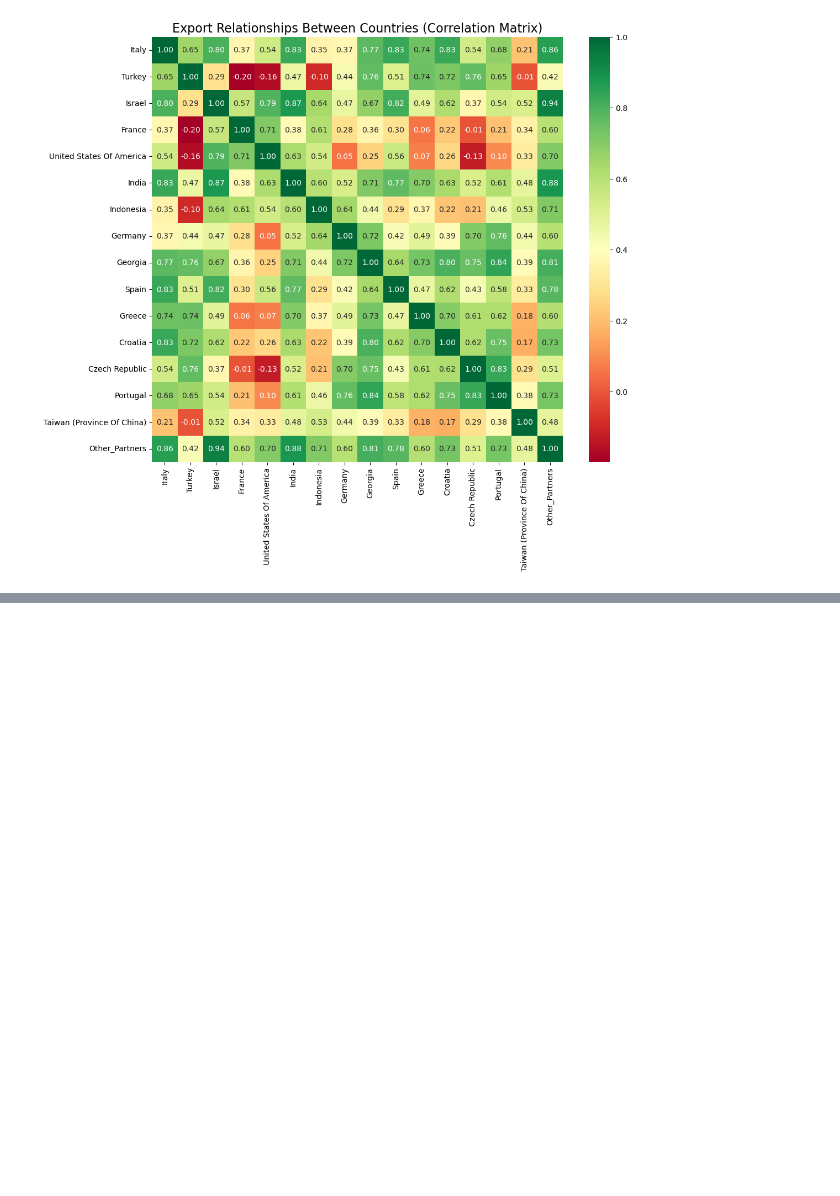
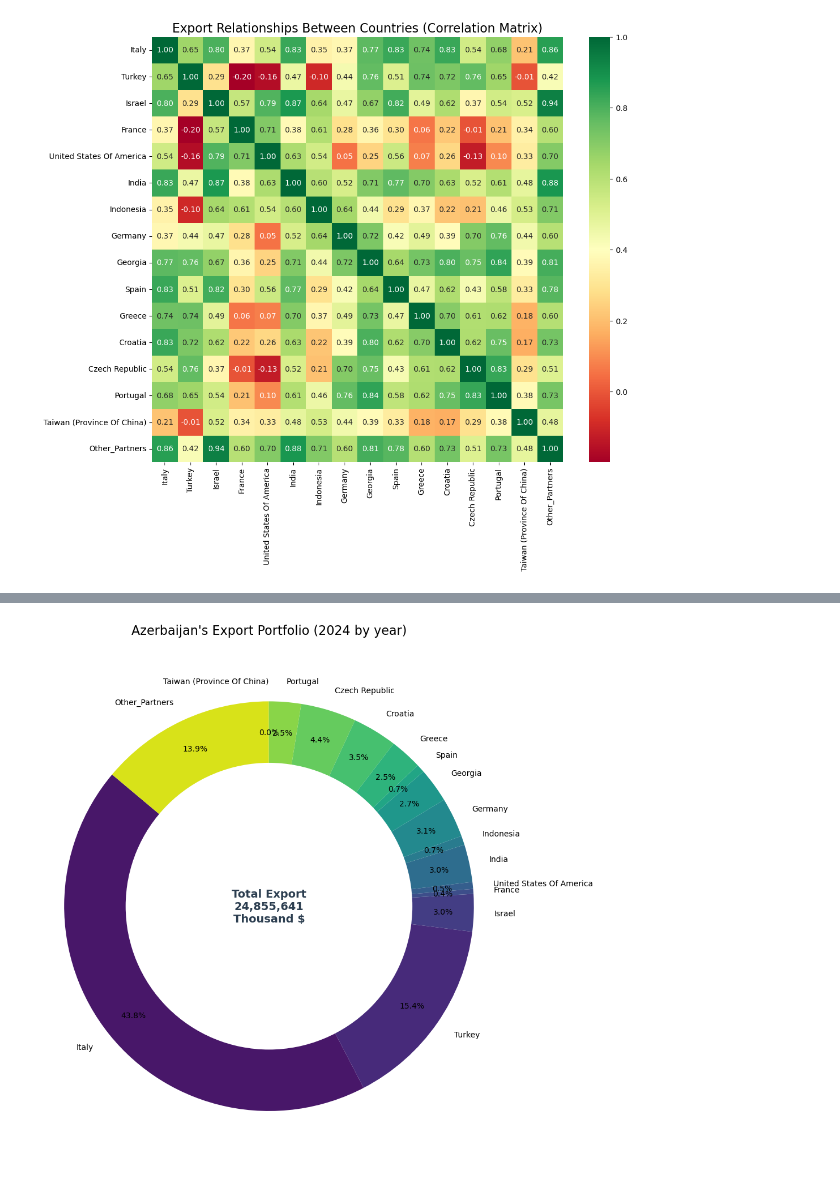
Before and after one commit to ShamilAliyew/DataSet_Competition_Holberton, a Jupyter notebook: export to other countries/export_other_countries.ipynb, the cells around one changed output, grey strips where cells are left out. Cells and saved outputs as stored; diff of their text form; code cells hidden in the pictures; blank space fills up the shorter version.

Commit message:
Markdowns and Explanations writed for cod and plots

```diff
--- a/export to other countries/export_other_countries.ipynb
+++ b/export to other countries/export_other_countries.ipynb
@@ -143,13 +159,3 @@ plt.title('Export Relationships Between Countries (Correlation Matrix)', fontsiz
 plt.show()
 # %% [output]
 [figure]
-# %%
-
-df_perc = df.set_index('Year')
-df_perc = df_perc.div(df_perc.sum(axis=1), axis=0) * 100
-
-df_perc.plot(kind='area', stacked=True, figsize=(14, 7), alpha=0.7)
-plt.title('Percentage Distribution of Exports by Country (Diversification Analysis)', fontsize=16)
-plt.ylabel('Share (%)')
-plt.legend(loc='upper left', bbox_to_anchor=(1, 1))
-plt.show()
@@ -157,0 +170,26 @@ plt.show()
+# %%
+latest_year = df['Year'].max()
+pie_data = df[df['Year'] == latest_year].drop(columns='Year').iloc[0]
+
+plt.figure(figsize=(10, 10))
+plt.pie(pie_data,
+        labels=pie_data.index,
+        autopct='%1.1f%%',
+        startangle=140,
+        colors=sns.color_palette('viridis', len(pie_data)),
+        pctdistance=0.85)
+
+centre_circle = plt.Circle((0,0), 0.70, fc='white')
+fig = plt.gcf()
+fig.gca().add_artist(centre_circle)
+
+total_export = pie_data.sum()
+plt.text(0, 0, f'Total Export\n{total_export:,.0f}\nThousand $',
+         ha='center', va='center', fontsize=14, fontweight='bold', color='#2c3e50')
+
+plt.title(f'Azerbaijan\'s Export Portfolio ({latest_year} by year)', fontsize=16)
+plt.axis('equal')
+plt.tight_layout()
+plt.show()
+# %% [output]
+[figure, added]
```
Also changed, not shown: parts of 10 cells of this notebook.
